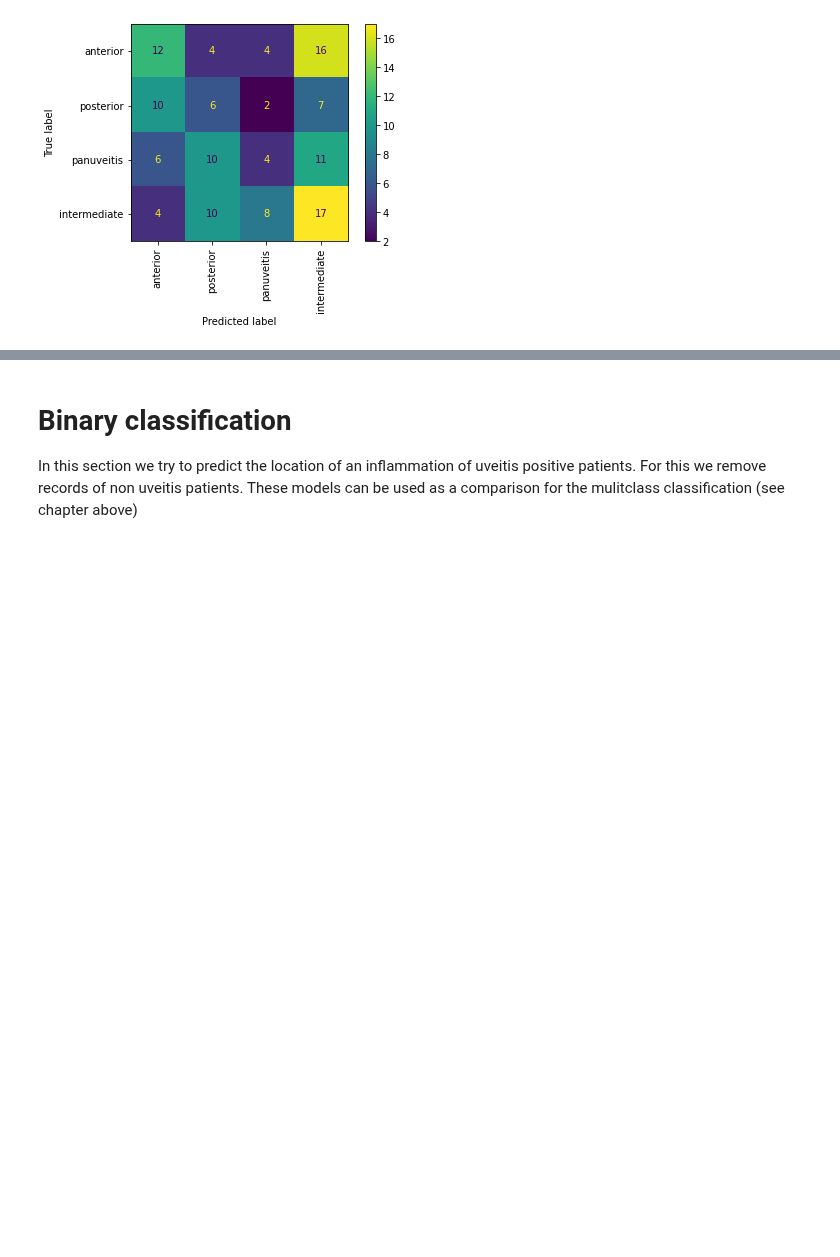
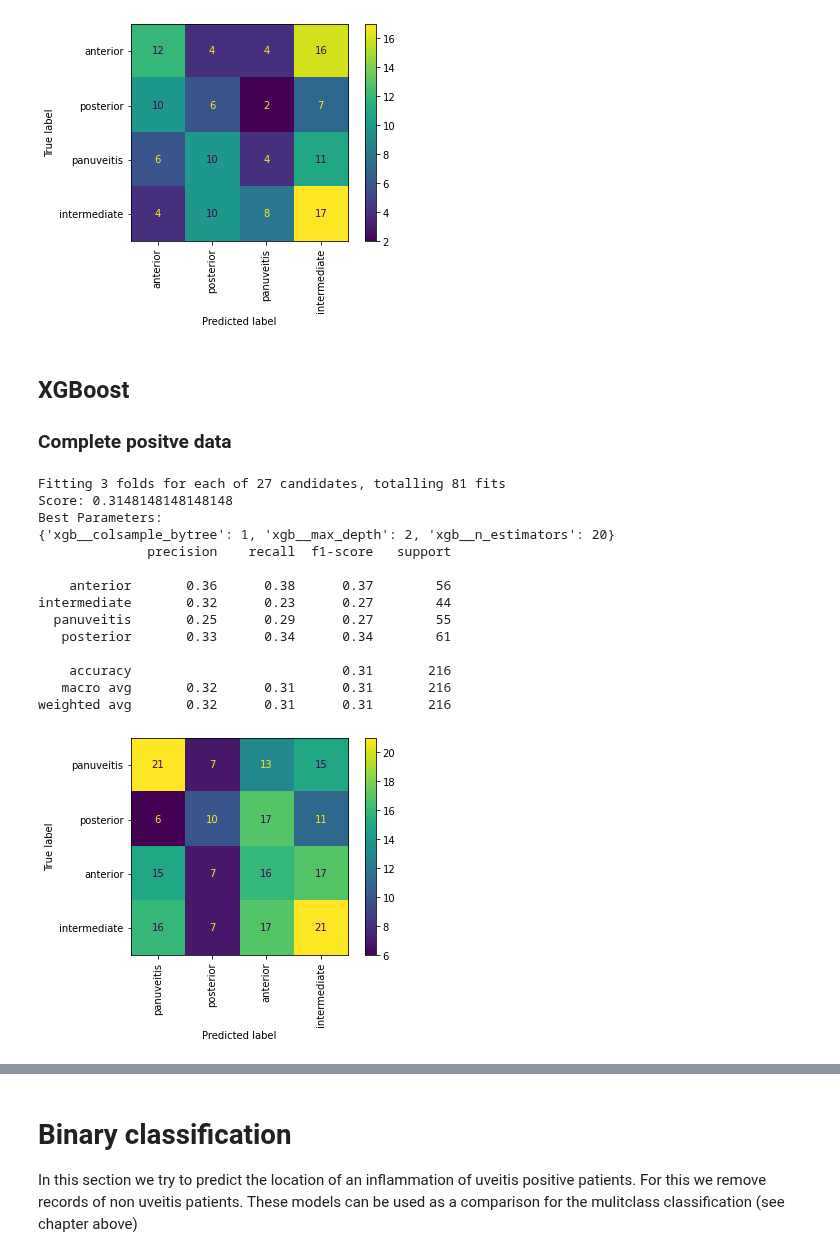
Before and after one commit to CrawTheOne/mirror_-fhnw_ds_fs2021_medical_challenge, a Jupyter notebook: machine_learning/location_classification.ipynb, the cells around one changed output, grey strips where cells are left out. Drawn from its saved outputs; the diff is of its cells as text; code cells hidden in the pictures; blank space fills up the shorter version.

Commit message:
added xgb(adaboost to location classification

```diff
--- a/machine_learning/location_classification.ipynb
+++ b/machine_learning/location_classification.ipynb
@@ -636,3 +636,53 @@ intermediate       0.20      0.24      0.22        25
    macro avg       0.28      0.28      0.28       131
 weighted avg       0.29      0.30      0.29       131
 [figure]
+# %% [markdown]
+## XGBoost
+### Complete positve data
+# %%
+#!pip install xgboost
+import xgboost as xgb
+
+#dtrain_full = xgb.DMatrix(data=X_train, label=y_train, enable_categorical=True)
+#dtest_full = xgb.DMatrix(data=X_test, label=y_test)
+
+def xgb_model(X_train, X_test, y_train, y_test):
+    params = {'xgb__colsample_bytree':[0.3,0.7,1],
+             'xgb__max_depth':[2,5,7],
+             'xgb__n_estimators':[10,15,20]}
+
+    gbm = xgb.XGBClassifier(n_jobs=-1, objective='binary:logistic', random_state=RANDOM, verbosity=0)
+
+    pipeline = Pipeline(steps=[
+            ('prep', USE_IMPUTER),
+            ('xgb', gbm)
+        ])
+
+    bv = GridSearchCV(param_grid=params, estimator=pipeline,cv=3, verbose=1)
+
+    bv.fit(X_train, y_train)
+
+    print(f'Score: {SCORE(y_test, bv.best_estimator_.predict(X_test))}')
+    print('Best Parameters:')
+    print(bv.best_params_)
+    print(classification_report(y_test, bv.predict(X_test)))
+    plot_confusion_matrix(bv, X_test, y_test,
+                          display_labels=y_test.unique(),
+                          xticks_rotation='vertical');
+xgb_model(X_train, X_test, y_train, y_test)
+# %% [output]
+Fitting 3 folds for each of 27 candidates, totalling 81 fits
+Score: 0.3148148148148148
+Best Parameters:
+{'xgb__colsample_bytree': 1, 'xgb__max_depth': 2, 'xgb__n_estimators': 20}
+              precision    recall  f1-score   support
+
+    anterior       0.36      0.38      0.37        56
+intermediate       0.32      0.23      0.27        44
+  panuveitis       0.25      0.29      0.27        55
+   posterior       0.33      0.34      0.34        61
+
+    accuracy                           0.31       216
+   macro avg       0.32      0.31      0.31       216
+weighted avg       0.32      0.31      0.31       216
+[figure, added]
```
Also changed, not shown: parts of 23 cells of this notebook.
